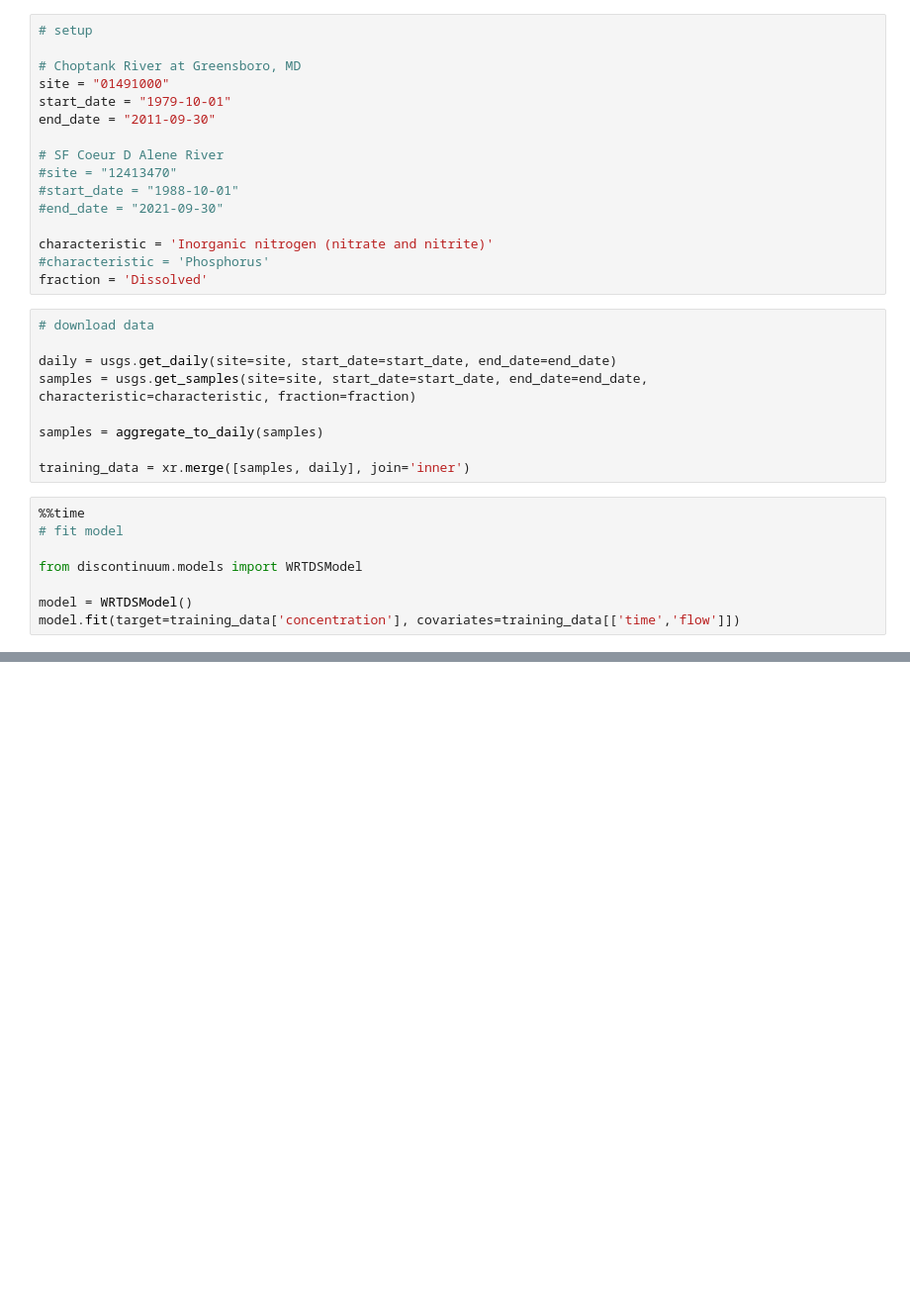
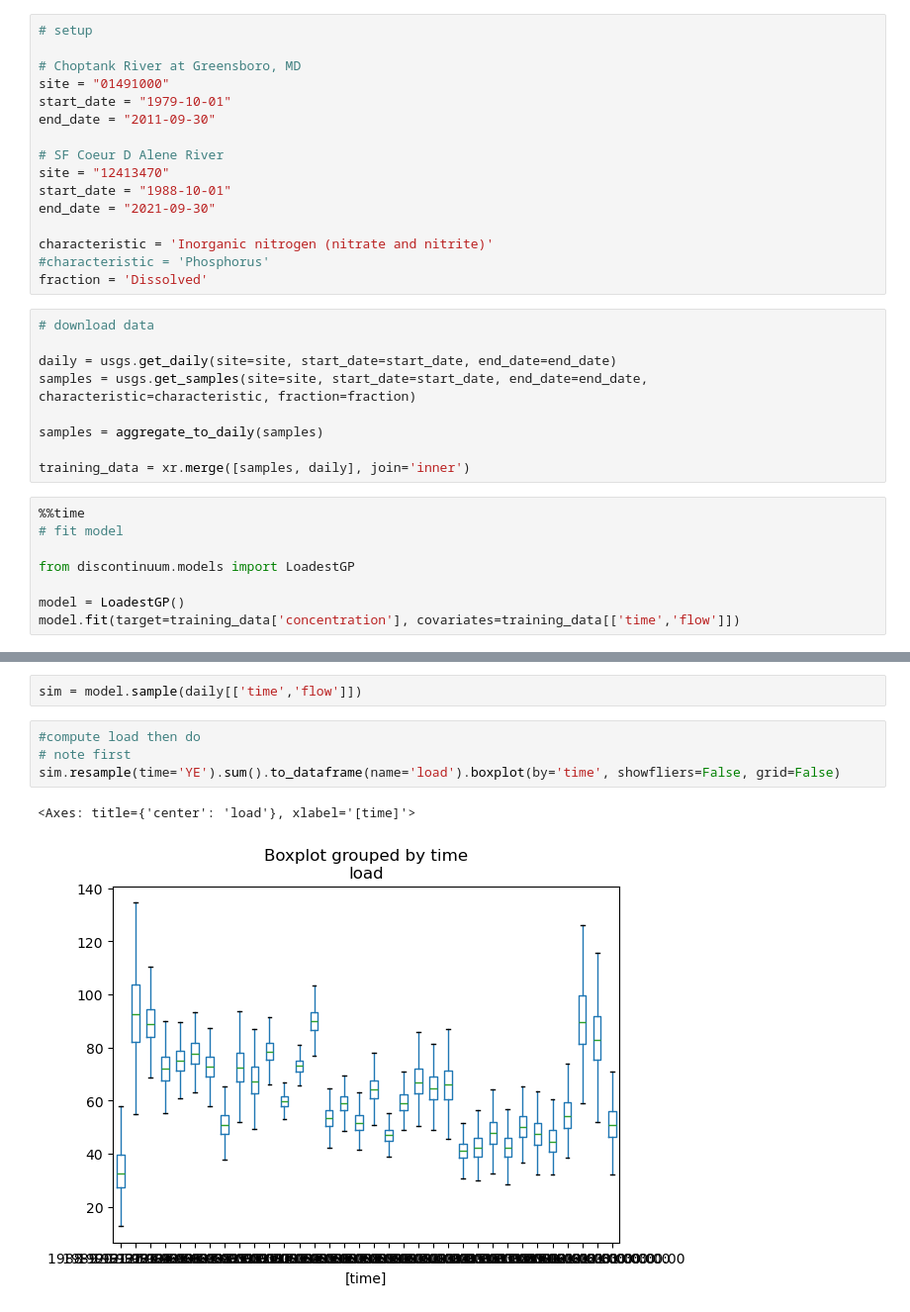
Before and after one commit to thodson-usgs/discontinuum, a Jupyter notebook: notebooks/wrtds-demo.ipynb, the cells around one changed output, grey strips where cells are left out. Shown: that part at 99% size. Drawn from its saved outputs; the diff is of its cells as text; blank space fills up the shorter version.

```diff
--- a/notebooks/wrtds-demo.ipynb
+++ b/notebooks/wrtds-demo.ipynb
@@ -15,9 +18,9 @@ start_date = "1979-10-01"
 end_date = "2011-09-30"
 
 # SF Coeur D Alene River
-#site = "12413470"
-#start_date = "1988-10-01"
-#end_date = "2021-09-30"
+site = "12413470"
+start_date = "1988-10-01"
+end_date = "2021-09-30"
 
 characteristic = 'Inorganic nitrogen (nitrate and nitrite)'
 #characteristic = 'Phosphorus'
@@ -35,7 +38,7 @@ training_data = xr.merge([samples, daily], join='inner')
 %%time
 # fit model
 
-from discontinuum.models import WRTDSModel
+from discontinuum.models import LoadestGP
 
-model = WRTDSModel()
+model = LoadestGP()
 model.fit(target=training_data['concentration'], covariates=training_data[['time','flow']])
@@ -45,0 +59,9 @@ model.plot_concentration(daily[['time','flow']])
+# %%
+sim = model.sample(daily[['time','flow']])
+# %%
+#compute load then do
+# note first
+sim.resample(time='YE').sum().to_dataframe(name='load').boxplot(by='time', showfliers=False, grid=False)
+# %% [output]
+<Axes: title={'center': 'load'}, xlabel='[time]'>
+[figure, added]
```
Also changed, not shown: parts of 11 cells of this notebook, 4 other files.
